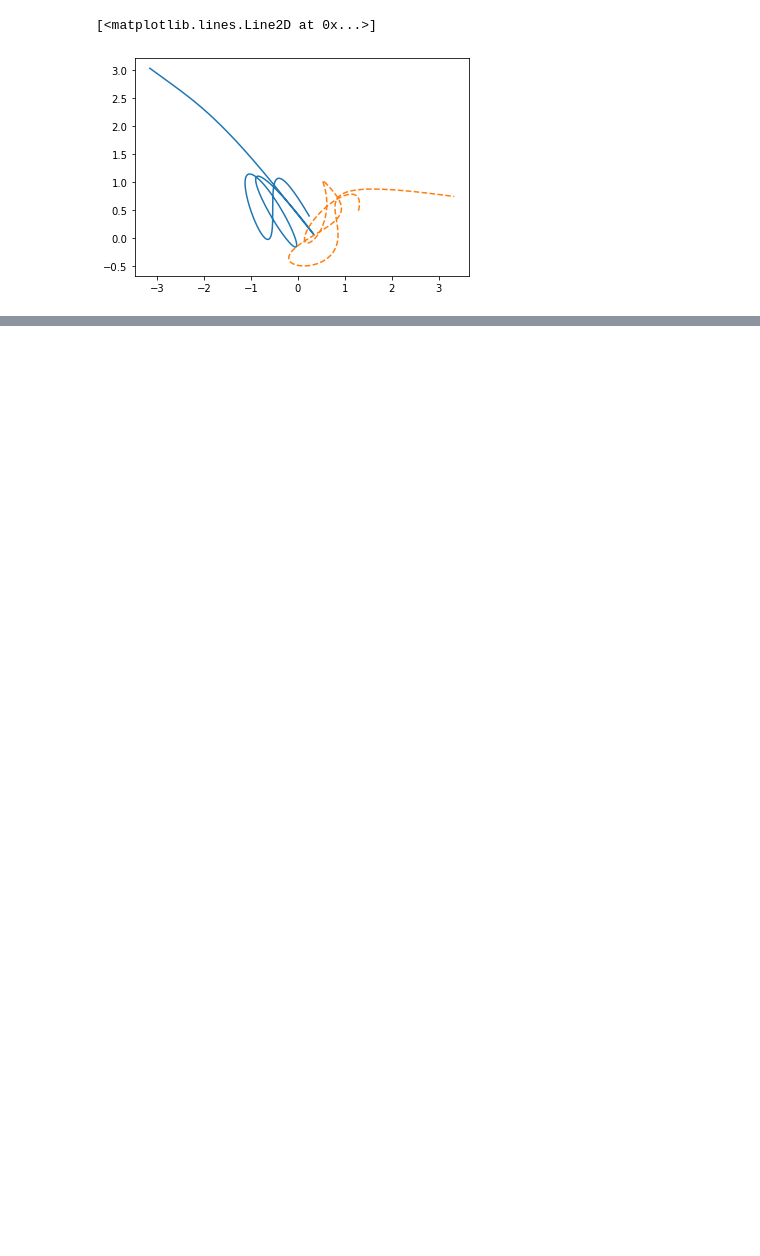
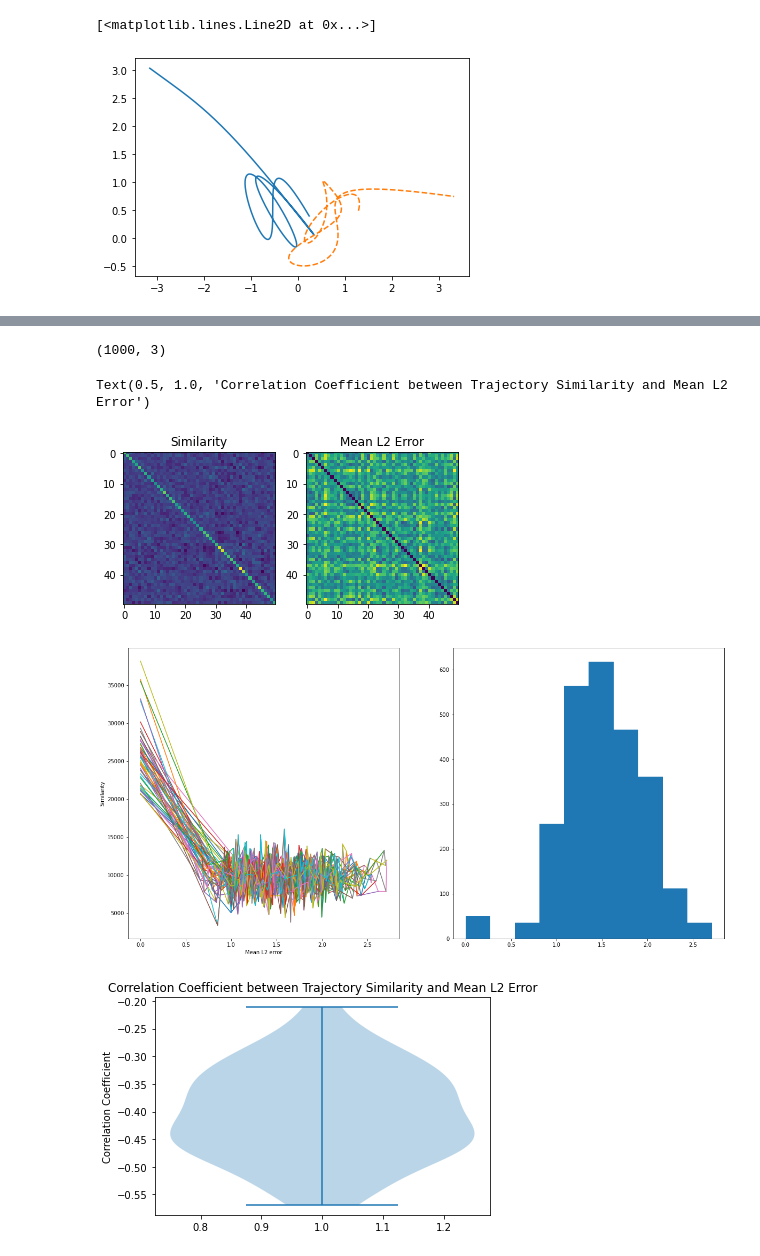
Before and after one commit to nsdumont/SSP-trajectories, a Jupyter notebook: SSP-trajectory-similarity.ipynb, the cells around one changed output, grey strips where cells are left out. Drawn from its saved outputs; the diff is of its cells as text; code cells hidden in the pictures; blank space fills up the shorter version.

Commit message:
Added comparison between different trajectories

```diff
--- a/SSP-trajectory-similarity.ipynb
+++ b/SSP-trajectory-similarity.ipynb
@@ -201,0 +208,69 @@ plt.legend()
+# %%
+num_traj = 50
+
+np.random.seed(1)
+
+def gen_coeffs(leg_dim, domain_dim=2):
+     return 2 * (np.random.random(size=(leg_dim, domain_dim)) - 0.5)
+
+def traj_err(tau_1, tau_2):
+    return np.mean(np.linalg.norm(tau_1-tau_2, axis=1))
+
+
+ssp_space = sspspace.RandomSSPSpace(domain_dim=3,
+                                    ssp_dim=ssp_dim,
+                                    domain_bounds=np.array([[-1,1],[-10,10], [-10,10]]),
+                                    length_scale=1e-1)
+
+trajectories = [make_trajectory(ts, gen_coeffs(leg_dim)) for _ in range(num_traj)]
+print(trajectories[0].shape)
+ssp_trajs = [encode_trajectory(tau, ssp_space) for tau in trajectories]
+
+sims = np.zeros((num_traj, num_traj))
+errs = np.zeros(sims.shape)
+
+for i in range(num_traj):
+    for j in range(i, num_traj):
+        sims[i,j] = np.dot(ssp_trajs[i], ssp_trajs[j])
+        sims[j,i] = sims[i,j]
+        errs[i,j] = traj_err(trajectories[i], trajectories[j])
+        errs[j,i] = errs[i,j]
+
+
+plt.subplot(1,2,1)
+plt.imshow(sims)
+plt.title('Similarity')
+plt.subplot(1,2,2)
+plt.imshow(errs)
+plt.title('Mean L2 Error')
+
+
+
+import scipy as sp
+
+
+corr_coeffs = np.zeros((num_traj,))
+
+plt.figure(figsize=(20,10))
+plt.subplot(1,2,1)
+for i in range(num_traj):
+    sort_idx = np.argsort(errs[i,:])
+    plt.plot(errs[i,sort_idx], sims[i, sort_idx])
+    corr_coeffs[i] = sp.stats.pearsonr(errs[i,sort_idx], sims[i,sort_idx])[0]
+
+plt.xlabel('Mean L2 error')
+plt.ylabel('Similarity')
+
+plt.subplot(1,2,2)
+plt.hist(errs.flatten())
+
+plt.figure()
+plt.violinplot(corr_coeffs)
+plt.ylabel('Correlation Coefficient')
+plt.title('Correlation Coefficient between Trajectory Similarity and Mean L2 Error')
+# %% [output]
+(1000, 3)
+Text(0.5, 1.0, 'Correlation Coefficient between Trajectory Similarity and Mean L2 Error')
+[figure, added]
+[figure, added]
+[figure, added]
```
Also changed, not shown: parts of 7 cells of this notebook.
